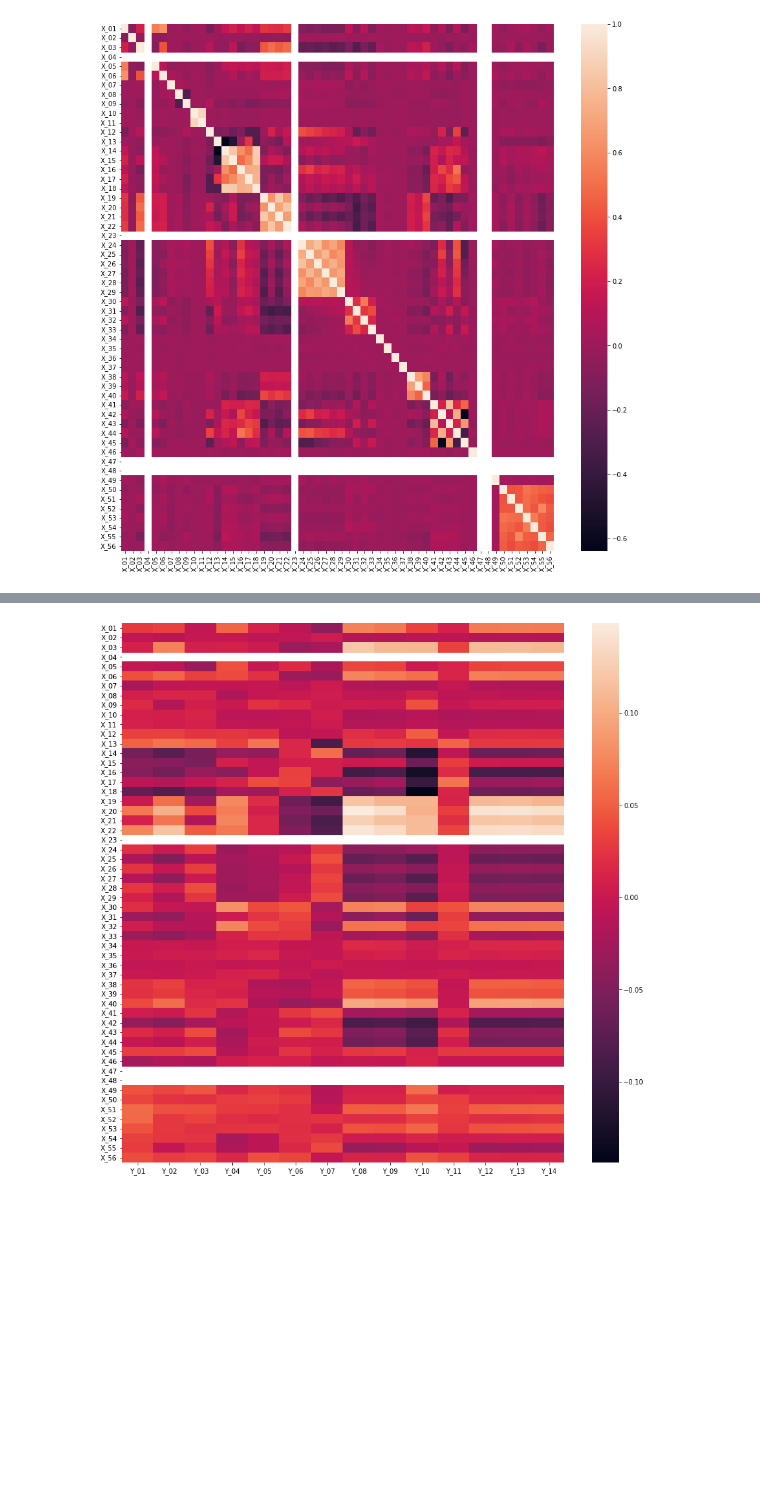
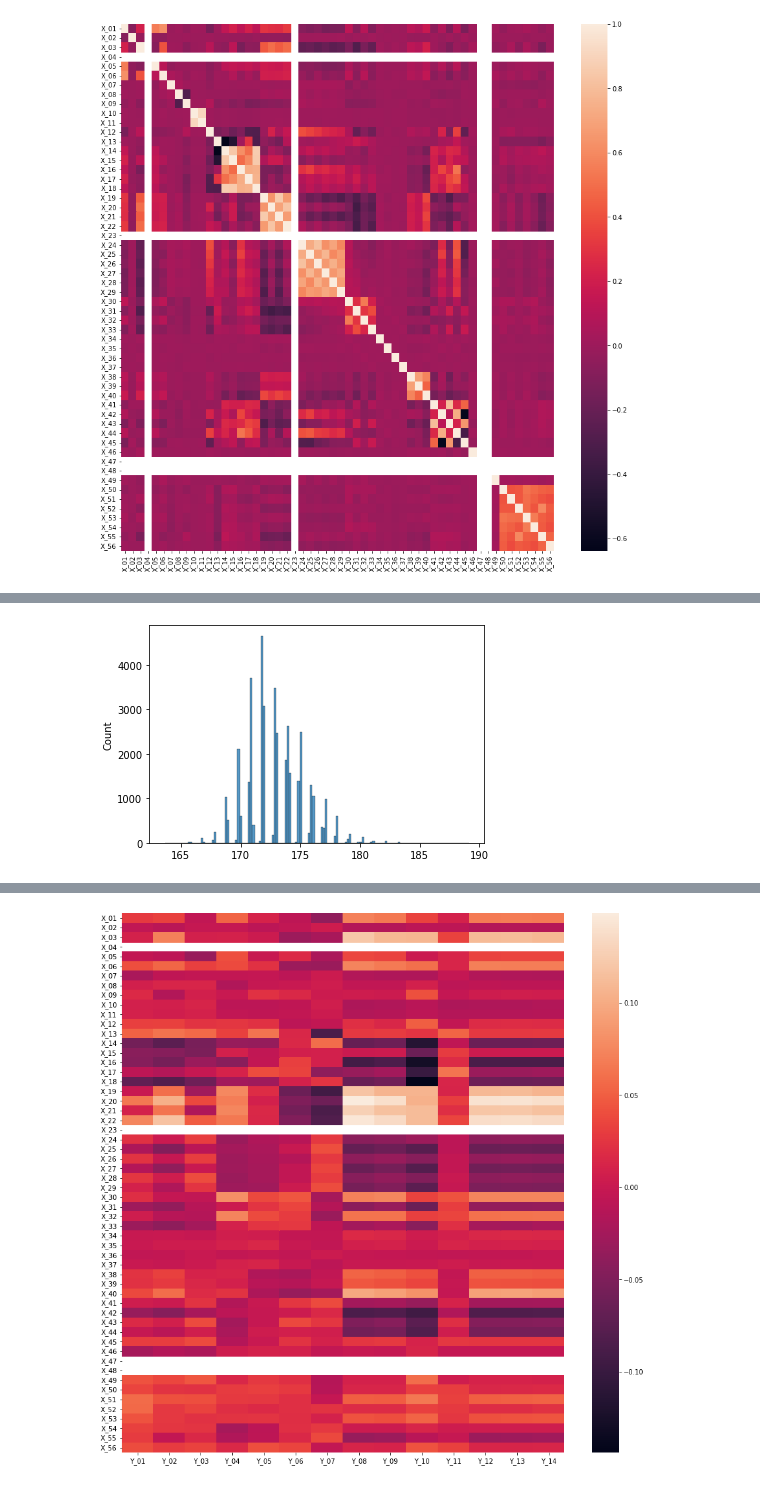
Before and after one commit to chi-hun/dacon, a Jupyter notebook: 자율주행_센서의_안테나_성능_예측_AI_경진대회.ipynb, the cells around one changed output, grey strips where cells are left out. Cells and saved outputs as stored; diff of their text form; code cells hidden in the pictures; blank space fills up the shorter version.

```diff
--- a/자율주행_센서의_안테나_성능_예측_AI_경진대회.ipynb
+++ b/자율주행_센서의_안테나_성능_예측_AI_경진대회.ipynb
@@ -93,0 +110,6 @@ plt.show()
+# %%
+bbb = train['X_05'] + train['X_06']
+sns.histplot(bbb)
+plt.show()
+# %% [output]
+[figure, added]
```
Also changed, not shown: parts of 54 cells of this notebook.
